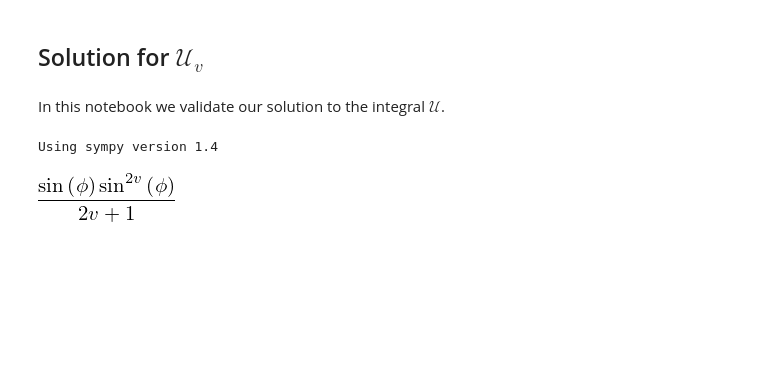
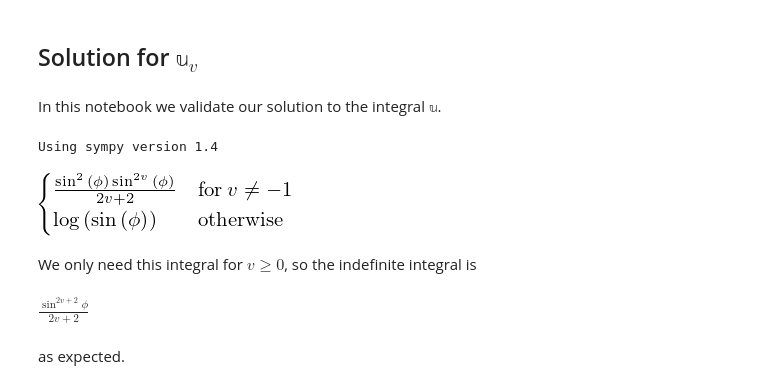
Before and after one commit to rodluger/starrynight, a Jupyter notebook: tex/proofs/U.ipynb, the cells around one changed output. Saved outputs shown, nothing was run; the diff lists cells and outputs as text; code cells hidden in the pictures; blank space fills up the shorter version.

```diff
--- a/tex/proofs/U.ipynb
+++ b/tex/proofs/U.ipynb
@@ -1,7 +1,7 @@
 # %% [markdown]
-## Solution for $\mathcal{U}_v$
+## Solution for $\mathbb{u}_v$
 # %% [markdown]
-In this notebook we validate our solution to the integral $\mathcal{U}$.
+In this notebook we validate our solution to the integral $\mathbb{u}$.
 # %%
 import sympy
 from sympy import *
@@ -17,8 +20,16 @@ v = symbols('v', integer=True)
 Using sympy version 1.4
 # %%
 integrate(
-    cos(phi) * sin(phi) ** (2 * v),
+    cos(phi) * sin(phi) ** (2 * v + 1),
     phi
 )
 # %% [output]
-[figure, old version]
+[figure, new version]
+# %% [markdown]
+We only need this integral for $v \ge 0$, so the indefinite integral is
+# %% [markdown]
+$
+\frac{\sin^{2v + 2}\phi}{2v + 2}
+$
+# %% [markdown]
+as expected.
```
Also changed, not shown: parts of 2 cells of this notebook, 8 other files.
